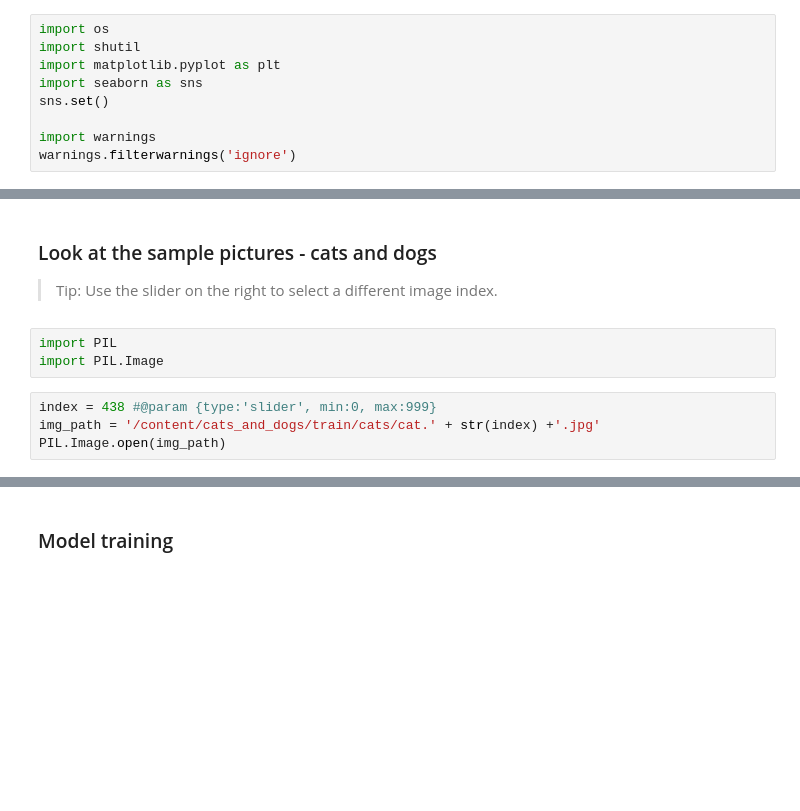
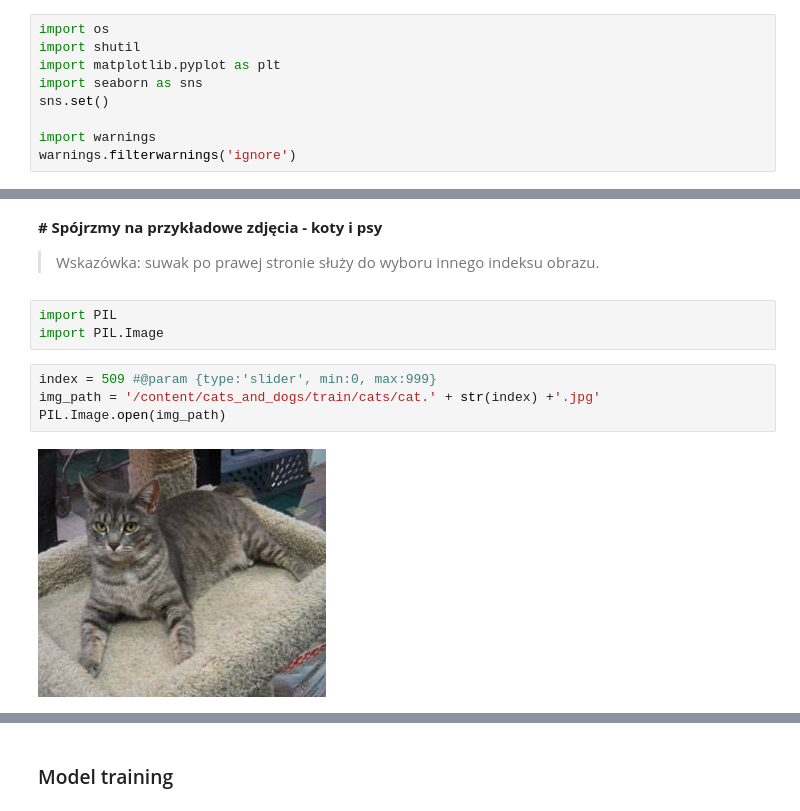
Before and after one commit to adalbertii/Seci-konwolucyjne, a Jupyter notebook: keras_convolutional_network.ipynb, the cells around one changed output, grey strips where cells are left out. Saved outputs shown, nothing was run; the diff lists cells and outputs as text; blank space fills up the shorter version.

```diff
--- a/keras_convolutional_network.ipynb
+++ b/keras_convolutional_network.ipynb
@@ -160,11 +185,13 @@ print('Number of dogs - test set', len(os.listdir(test_dogs_dir)))
-# %% [markdown]
-### Look at the sample pictures - cats and dogs
-> Tip: Use the slider on the right to select a different image index.
+# %% [markdown]
+**# Spójrzmy na przykładowe zdjęcia - koty i psy**
+> Wskazówka: suwak po prawej stronie służy do wyboru innego indeksu obrazu.
 # %%
 import PIL
 import PIL.Image
 # %%
-index = 438 #@param {type:'slider', min:0, max:999}
+index = 509 #@param {type:'slider', min:0, max:999}
 img_path = '/content/cats_and_dogs/train/cats/cat.' + str(index) +'.jpg'
 PIL.Image.open(img_path)
+# %% [output]
+[figure, added]
 # %%
```
Also changed, not shown: parts of 94 cells of this notebook.
